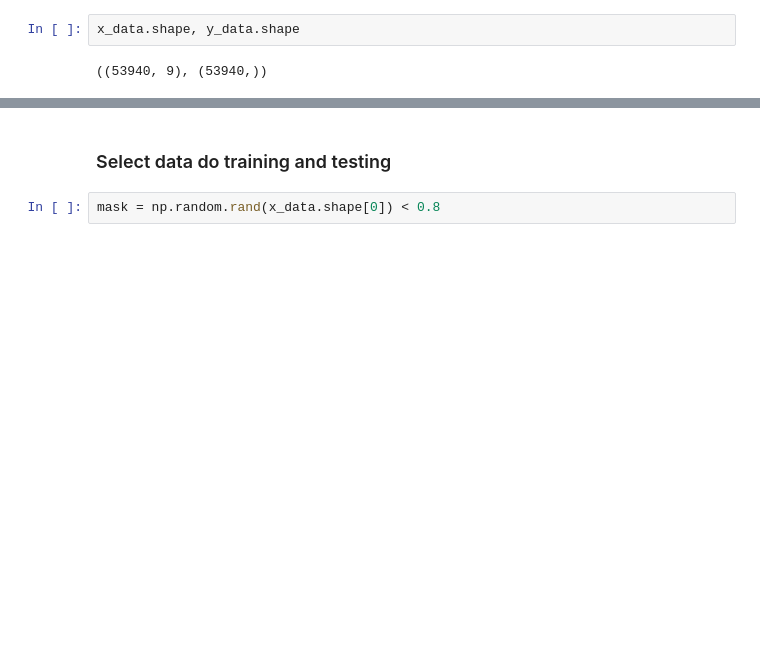
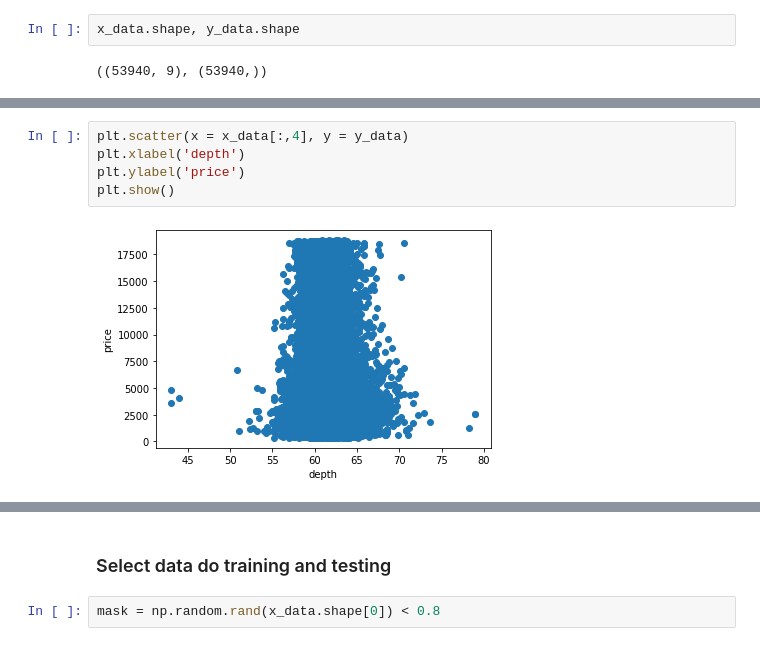
Before and after one commit to andresroliveira/MachineLearning, a Jupyter notebook: linear_regression.ipynb, the cells around one changed output, grey strips where cells are left out. Saved outputs shown, nothing was run; the diff lists cells and outputs as text; blank space fills up the shorter version.

```diff
--- a/linear_regression.ipynb
+++ b/linear_regression.ipynb
@@ -38,0 +50,7 @@ x_data.shape, y_data.shape
+# %%
+plt.scatter(x = x_data[:,4], y = y_data)
+plt.xlabel('depth')
+plt.ylabel('price')
+plt.show()
+# %% [output]
+[figure, added]
```
Also changed, not shown: parts of 10 cells of this notebook.
